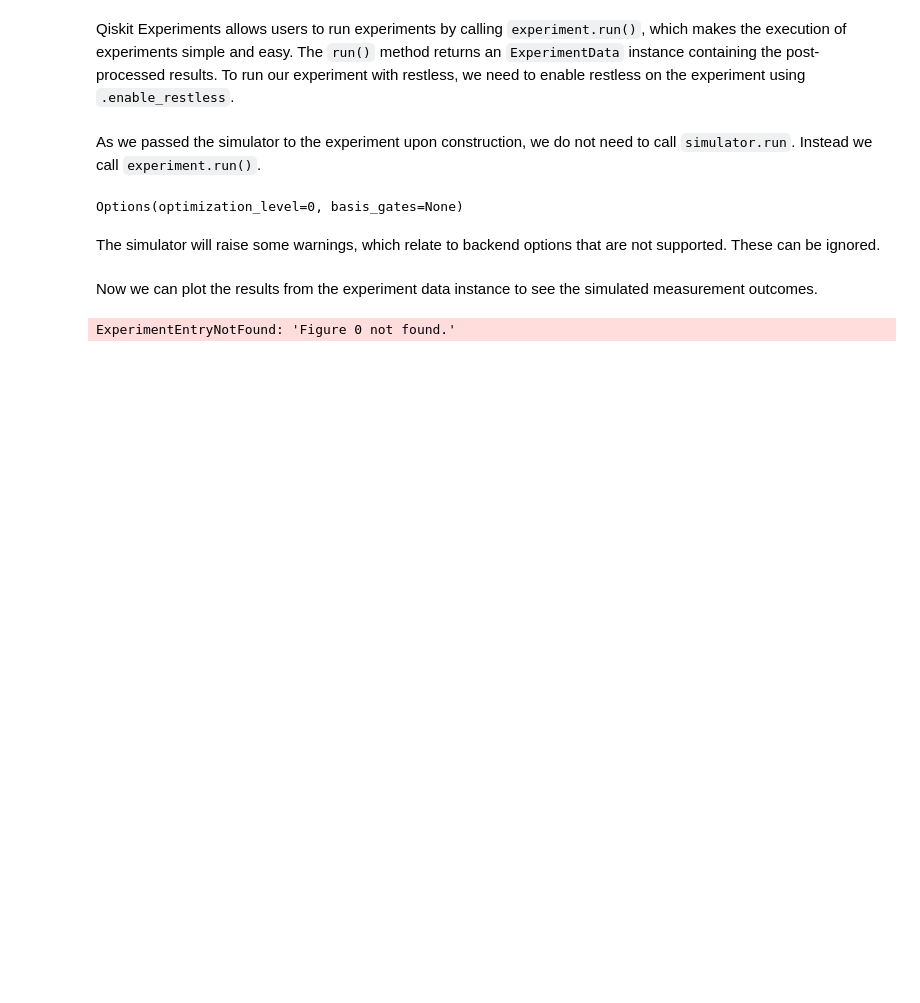
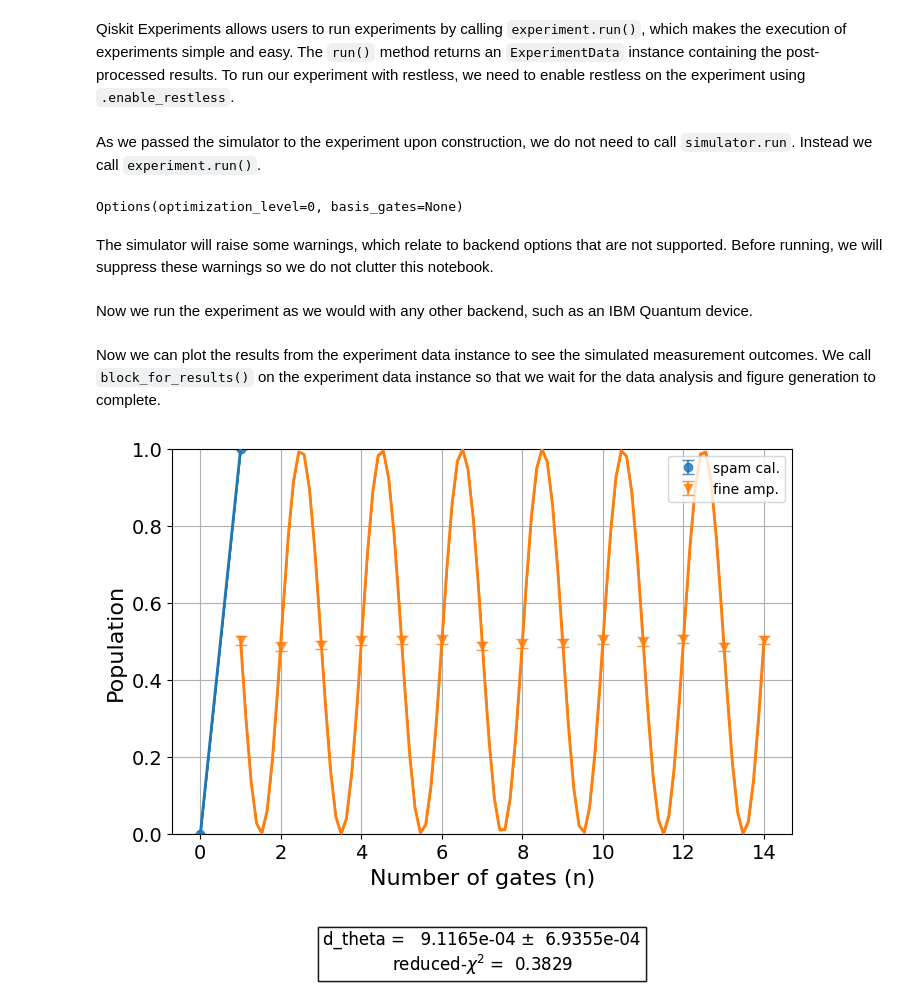
Before and after one commit to eggerdj/restless-simulator, a Jupyter notebook: docs/tutorials/4_qiskit_experiments_with_simulator.ipynb, the cells around one changed output. Cells and saved outputs as stored; diff of their text form; code cells hidden in the pictures; blank space fills up the shorter version.

```diff
--- a/docs/tutorials/4_qiskit_experiments_with_simulator.ipynb
+++ b/docs/tutorials/4_qiskit_experiments_with_simulator.ipynb
@@ -69,4 +69,5 @@ experiment.transpile_options
 # %% [output]
 Options(optimization_level=0, basis_gates=None)
 # %% [markdown]
-The simulator will raise some warnings, which relate to backend options that are not supported. These can be ignored.
+The simulator will raise some warnings, which relate to backend options that are not supported.
+Before running, we will suppress these warnings so we do not clutter this notebook.
@@ -73,8 +77,13 @@ The simulator will raise some warnings, which relate to backend options that are
+# %% [markdown]
+Now we run the experiment as we would with any other backend, such as an IBM Quantum device.
 # %%
 exp_data = experiment.run(simulator)
 # %% [markdown]
-Now we can plot the results from the experiment data instance to see the simulated measurement outcomes.
+Now we can plot the results from the experiment data instance to see the simulated measurement
+outcomes. We call `block_for_results()` on the experiment data instance so that we wait for the data
+analysis and figure generation to complete.
 # %%
+exp_data.block_for_results()
 exp_data.figure(0)
 # %% [output]
-ExperimentEntryNotFound: 'Figure 0 not found.'
+[figure, added]
```
Also changed, not shown: parts of 1 cell of this notebook, 5 other files.
